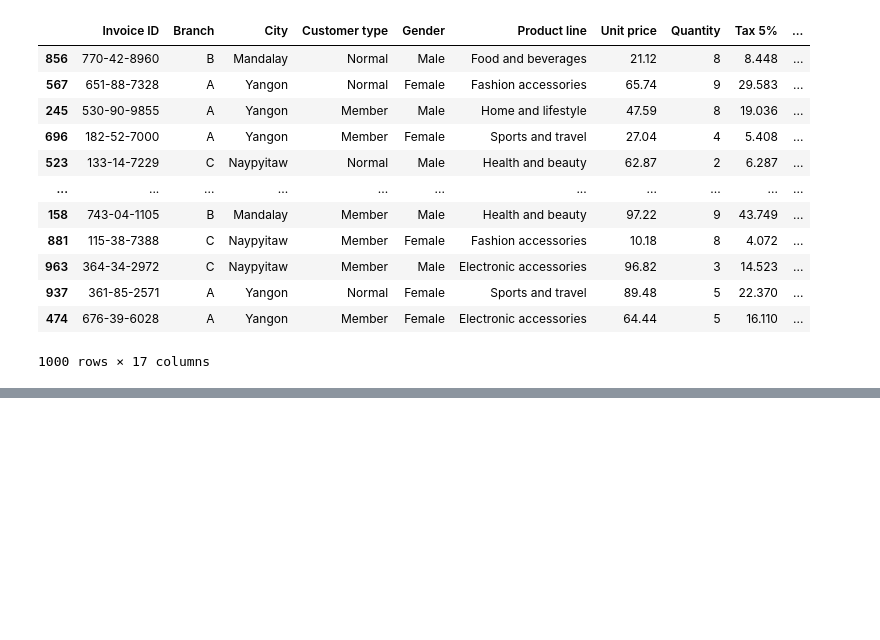
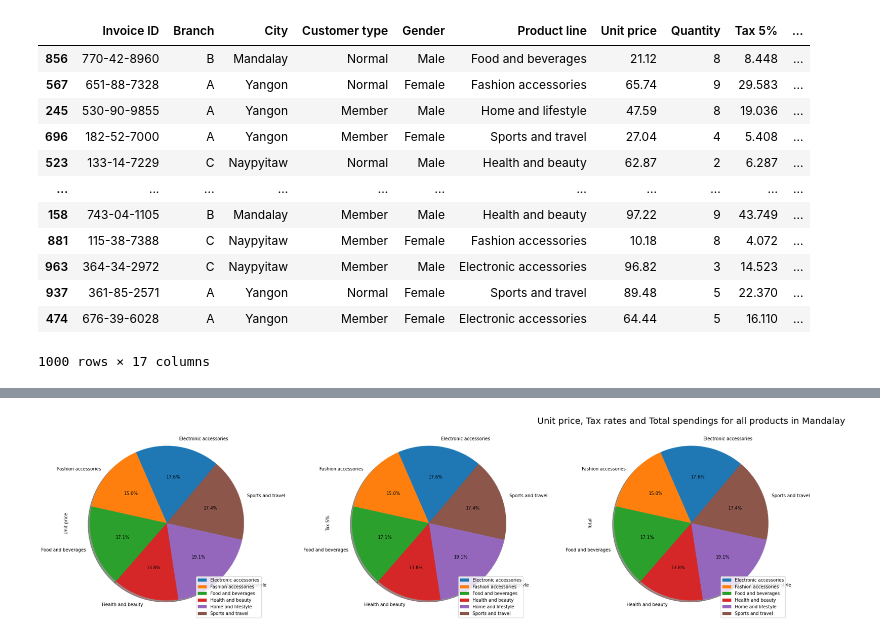
Before and after one commit to Saidbey/Supermarket-visualization, a Jupyter notebook: Supermarket.ipynb, the cells around one changed output, grey strips where cells are left out. Saved outputs shown, nothing was run; the diff lists cells and outputs as text; code cells hidden in the pictures; blank space fills up the shorter version.

```diff
--- a/Supermarket.ipynb
+++ b/Supermarket.ipynb
@@ -317,0 +207,6 @@ Name: Rating, Length: 61, dtype: int64
+# %%
+fin2 = city2.groupby("Product line")['Unit price', 'Tax 5%', 'Total'].count().plot(kind='pie', subplots=True, shadow = True,startangle=50,figsize=(30,8), autopct='%1.1f%%')
+plt.title("Unit price, Tax rates and Total spendings for all products in Mandalay", size=20)
+plt.show()
+# %% [output]
+[figure, added]
```
Also changed, not shown: parts of 27 cells of this notebook.
